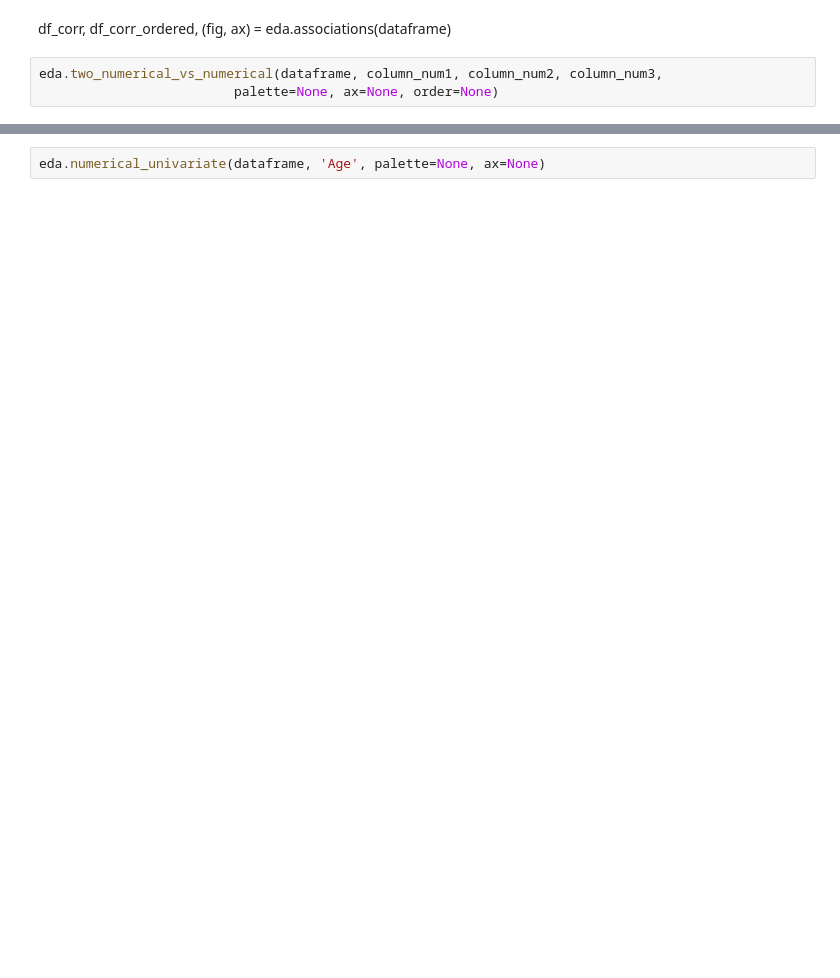
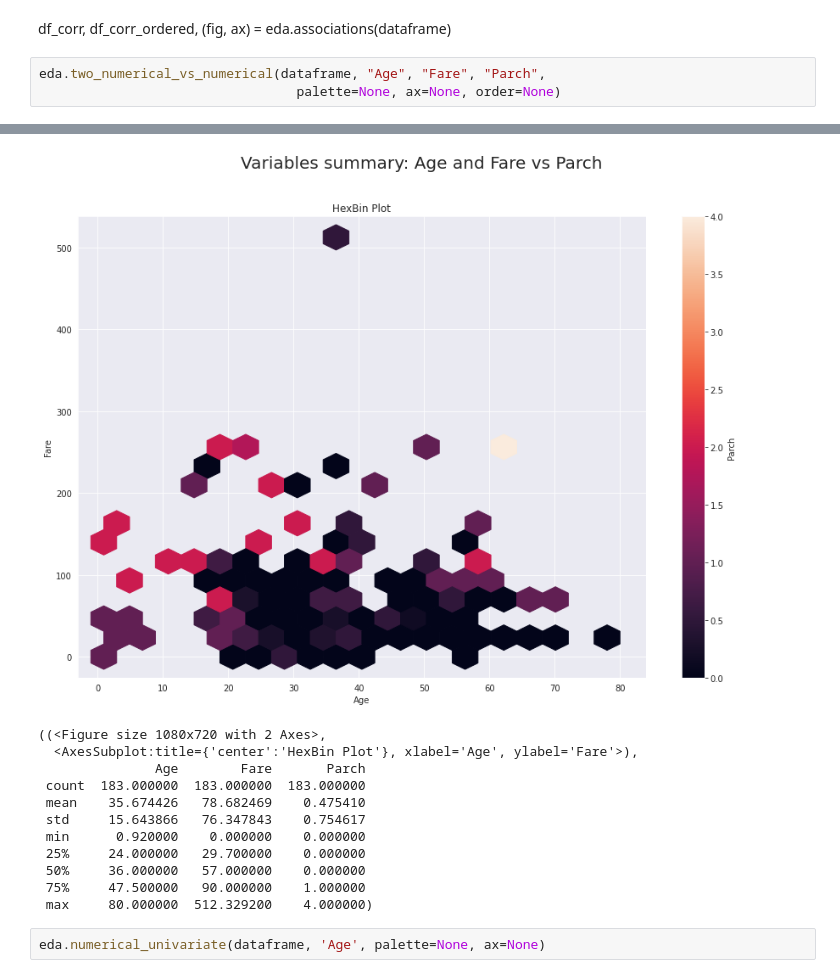
Before and after one commit to edoardovivo/MLAutoEDA, a Jupyter notebook: AutoEDA.ipynb, the cells around one changed output, grey strips where cells are left out. Cells and saved outputs as stored; diff of their text form; blank space fills up the shorter version.

```diff
--- a/AutoEDA.ipynb
+++ b/AutoEDA.ipynb
@@ -125,6 +139,6 @@ corr_dict
 # %% [markdown]
 df_corr, df_corr_ordered, (fig, ax) = eda.associations(dataframe)
 # %%
-eda.two_numerical_vs_numerical(dataframe, column_num1, column_num2, column_num3,
-                         palette=None, ax=None, order=None)
+eda.two_numerical_vs_numerical(dataframe, "Age", "Fare", "Parch",
+                                 palette=None, ax=None, order=None)
 # %% [output]
@@ -133,3 +145,15 @@ eda.two_numerical_vs_numerical(dataframe, column_num1, column_num2, column_num3,
+[figure, added]
+((<Figure size 1080x720 with 2 Axes>,
+  <AxesSubplot:title={'center':'HexBin Plot'}, xlabel='Age', ylabel='Fare'>),
+               Age        Fare       Parch
+ count  183.000000  183.000000  183.000000
+ mean    35.674426   78.682469    0.475410
+ std     15.643866   76.347843    0.754617
+ min      0.920000    0.000000    0.000000
+ 25%     24.000000   29.700000    0.000000
+ 50%     36.000000   57.000000    0.000000
+ 75%     47.500000   90.000000    1.000000
+ max     80.000000  512.329200    4.000000)
 # %%
 eda.numerical_univariate(dataframe, 'Age', palette=None, ax=None)
 # %% [output]
```
Also changed, not shown: parts of 16 cells of this notebook, 2 other files.
